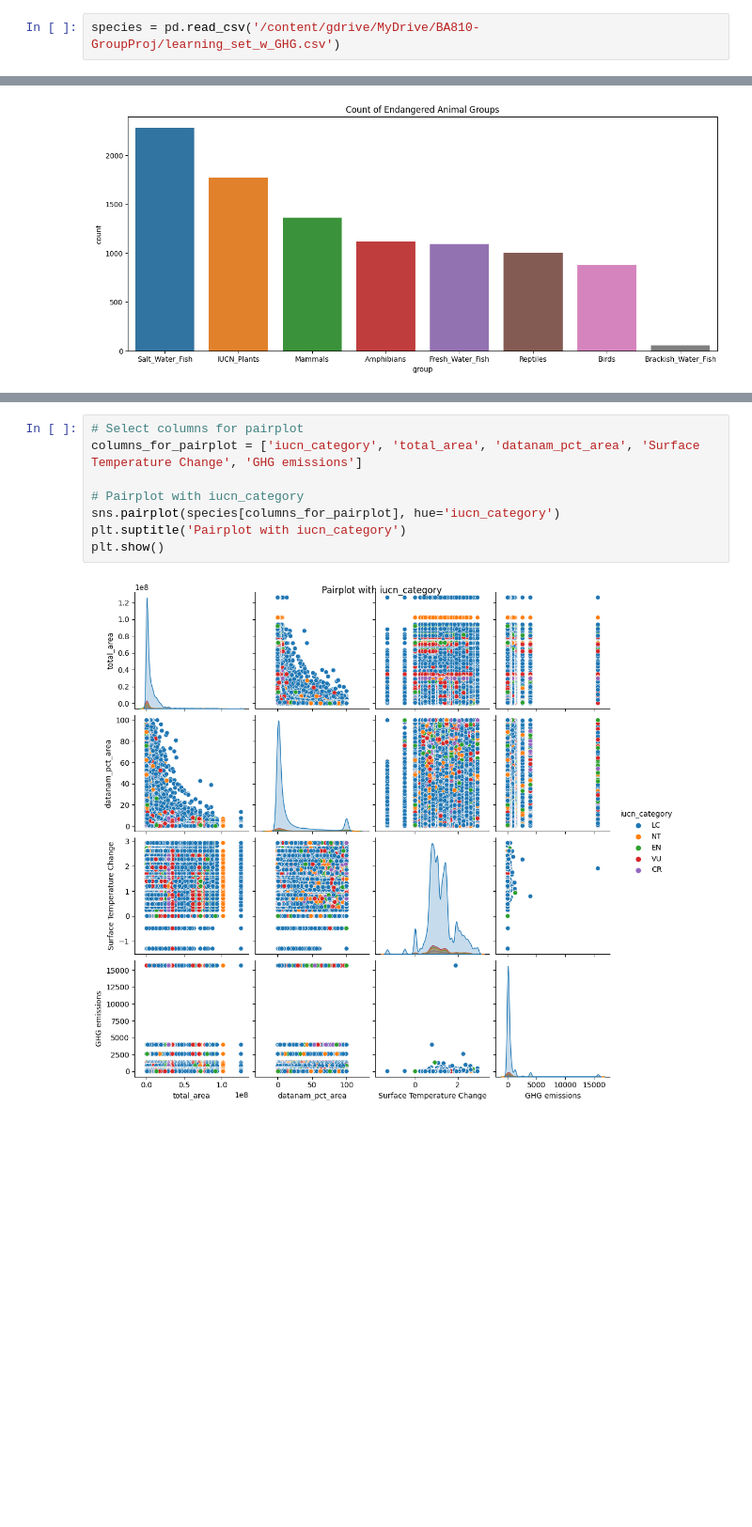
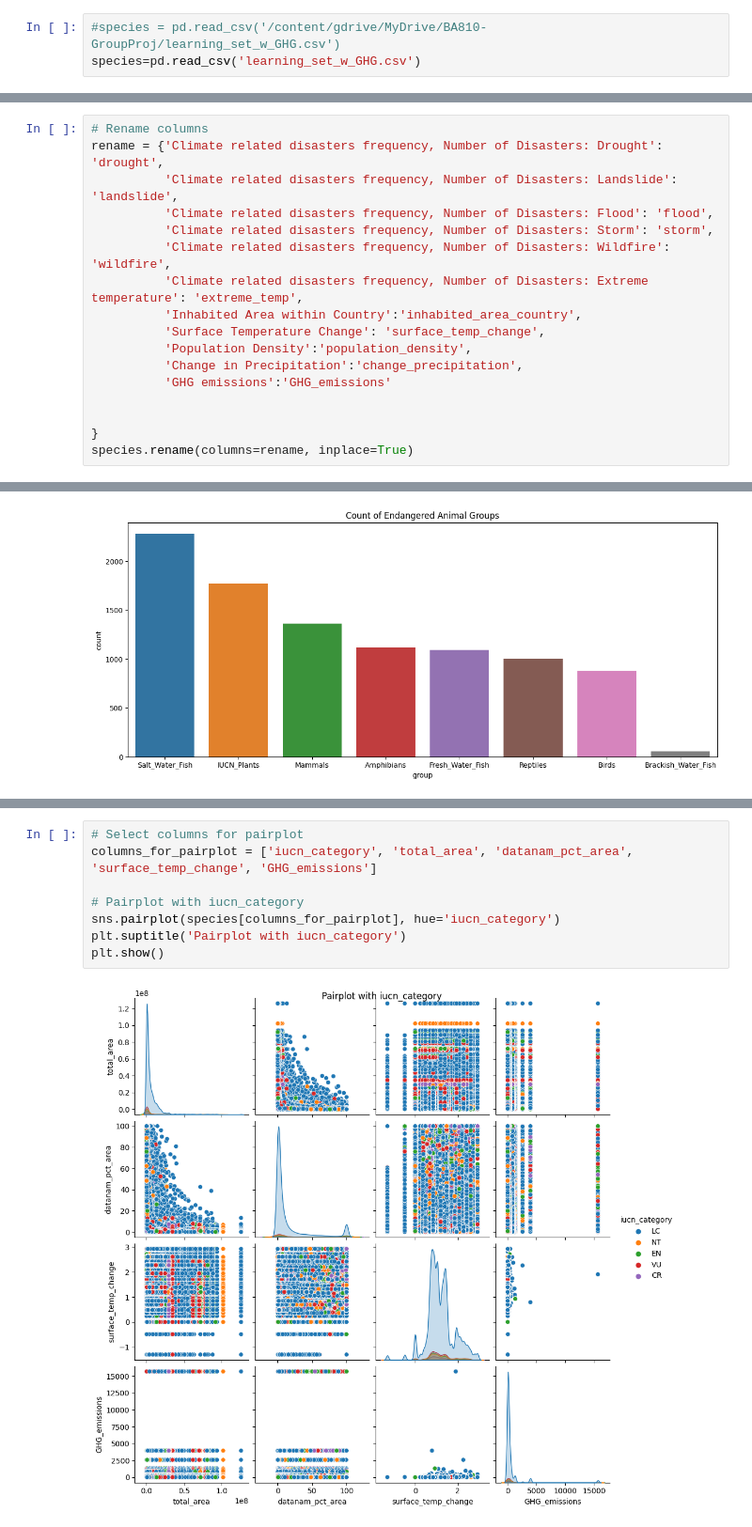
Before and after one commit to jbbjr/save-the-frogs, a Jupyter notebook: BA810_CBSJ.ipynb, the cells around one changed output, grey strips where cells are left out. Shown at 94% size. Saved outputs shown, nothing was run; the diff lists cells and outputs as text; blank space fills up the shorter version.

```diff
--- a/BA810_CBSJ.ipynb
+++ b/BA810_CBSJ.ipynb
@@ -12,7 +12,8 @@ drive.mount('/content/gdrive', force_remount = True)
 # %% [output]
 Mounted at /content/gdrive
 # %%
-species = pd.read_csv('/content/gdrive/MyDrive/BA810-GroupProj/learning_set_w_GHG.csv')
+#species = pd.read_csv('/content/gdrive/MyDrive/BA810-GroupProj/learning_set_w_GHG.csv')
+species=pd.read_csv('learning_set_w_GHG.csv')
 # %%
 species.head(3)
 # %% [output]
@@ -62,6 +63,23 @@ species = species.drop(columns=columns_to_drop)
 # %%
 # Drop rows with iucn_category = 'DD' (Data Deficient)
 species = species[species['iucn_category'] != 'DD']
+# %%
+# Rename columns
+rename = {'Climate related disasters frequency, Number of Disasters: Drought': 'drought',
+          'Climate related disasters frequency, Number of Disasters: Landslide': 'landslide',
+          'Climate related disasters frequency, Number of Disasters: Flood': 'flood',
+          'Climate related disasters frequency, Number of Disasters: Storm': 'storm',
+          'Climate related disasters frequency, Number of Disasters: Wildfire': 'wildfire',
+          'Climate related disasters frequency, Number of Disasters: Extreme temperature': 'extreme_temp',
+          'Inhabited Area within Country':'inhabited_area_country',
+          'Surface Temperature Change': 'surface_temp_change',
+          'Population Density':'population_density',
+          'Change in Precipitation':'change_precipitation',
+          'GHG emissions':'GHG_emissions'
+
+
+}
+species.rename(columns=rename, inplace=True)
 # %%
 species.info()
 # %% [output]
@@ -144,13 +162,13 @@ species.corr()
 # %%
 # Select columns for pairplot
-columns_for_pairplot = ['iucn_category', 'total_area', 'datanam_pct_area', 'Surface Temperature Change', 'GHG emissions']
+columns_for_pairplot = ['iucn_category', 'total_area', 'datanam_pct_area', 'surface_temp_change', 'GHG_emissions']
 
 # Pairplot with iucn_category
 sns.pairplot(species[columns_for_pairplot], hue='iucn_category')
 plt.suptitle('Pairplot with iucn_category')
 plt.show()
 # %% [output]
-[figure, old version]
+[figure, new version]
 # %%
 # Filter the dataset for Endangered animals
 en_data = species[species['iucn_category'] == 'EN']
```
Also changed, not shown: parts of 4 cells of this notebook.
